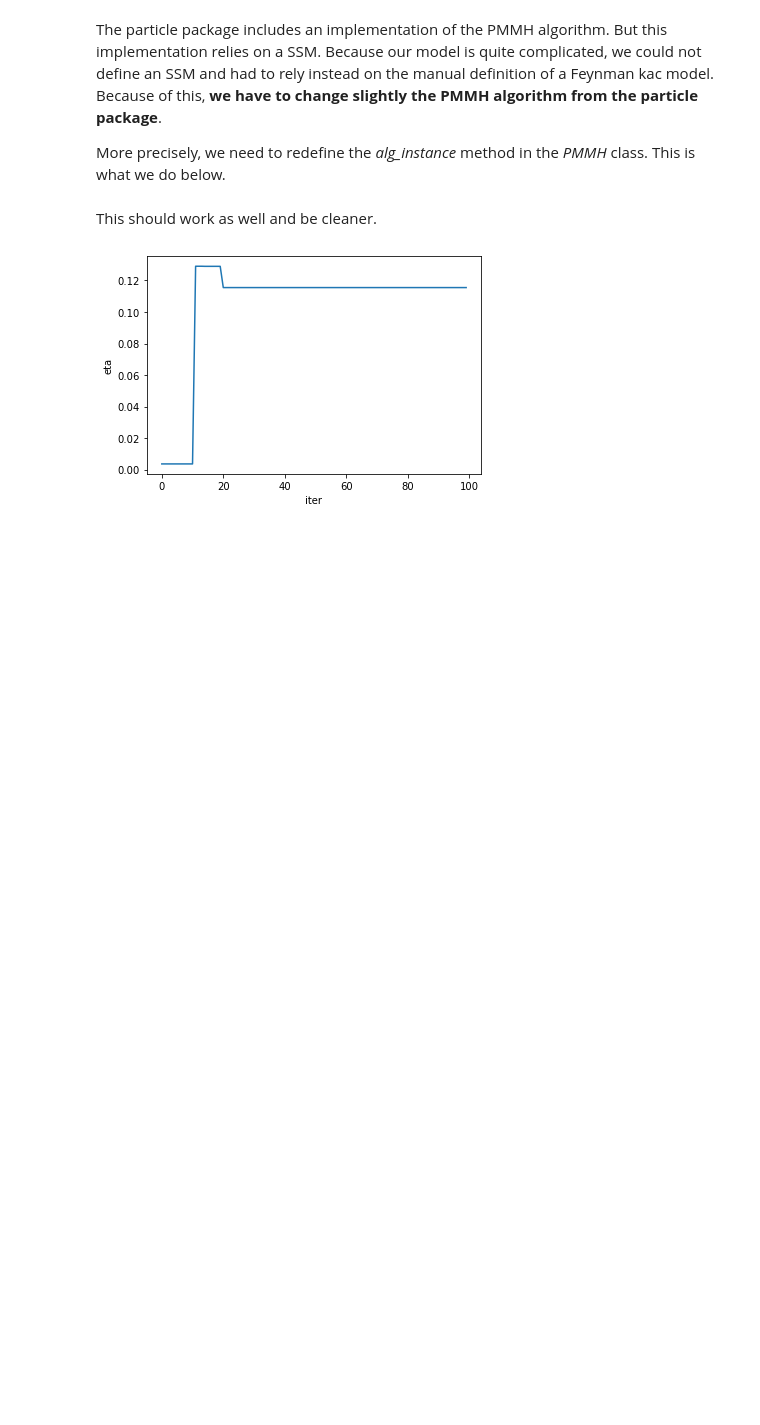
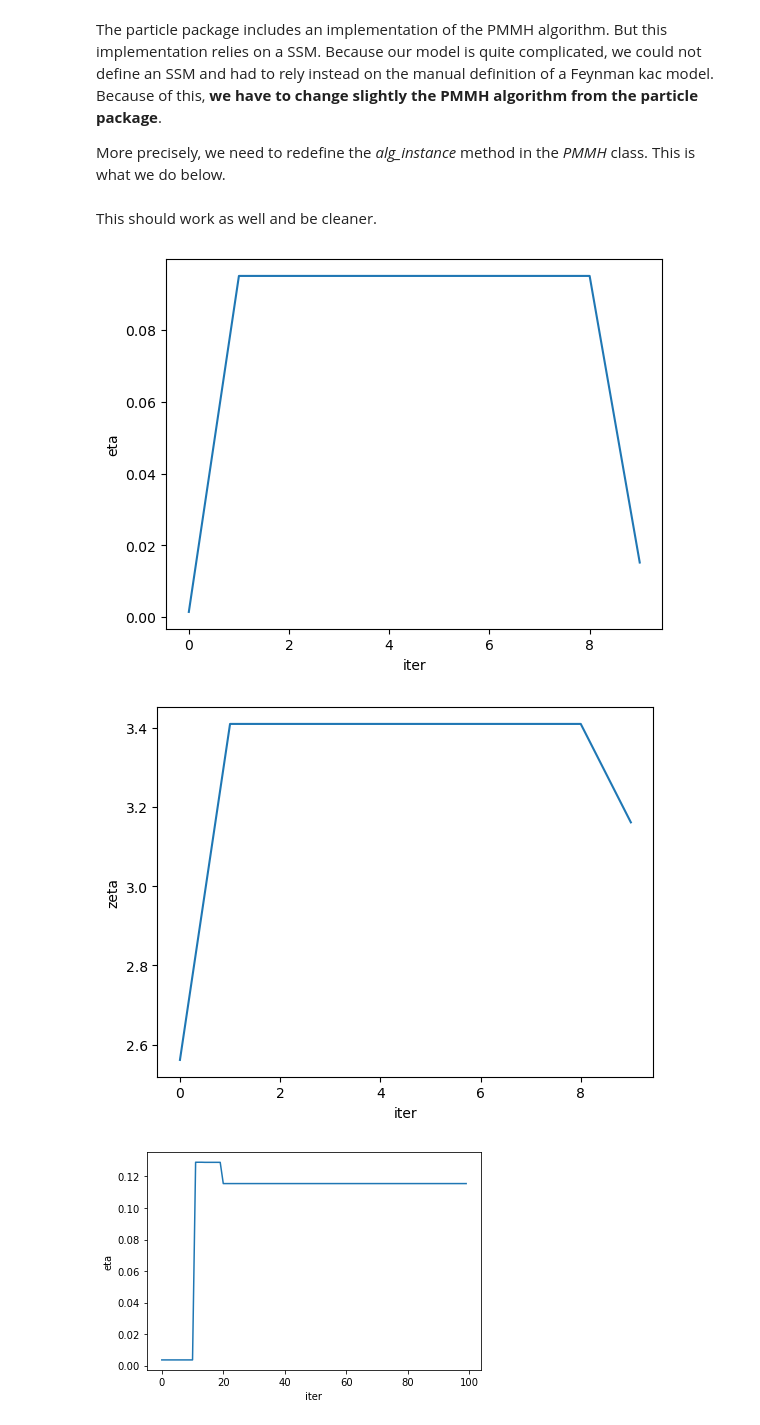
Before and after one commit to TheoAlegretti/HMMC-project, a Jupyter notebook: MAIN.ipynb, the cells around one changed output. Cells and saved outputs as stored; diff of their text form; code cells hidden in the pictures; blank space fills up the shorter version.

Commit message:
Testing the cleaner version of PMMH redefinition

```diff
--- a/MAIN.ipynb
+++ b/MAIN.ipynb
@@ -879,6 +881,21 @@ class PMMH(GenericRWHM):
             pf = self.alg_instance(ssp.rec_to_dict(self.prop.theta[0]))
             pf.run()
             self.prop.lpost[0] += pf.logLt
+# %%
+# Testing the cleaner version of PMMH's redefinition
+
+mod_test = PMMH(fk=RnaProb, prior=my_prior, data=data_Y, Nx=2, niter=10,T=T)
+mod_test.run()
+# %%
+for p in prior_dict.keys():  # loop over parameters involved in the bayesian inference
+    plt.figure()
+    plt.plot(mod_test.chain.theta[p])
+    plt.xlabel('iter')
+    plt.ylabel(p)
+# Seems to be working as well !
+# %% [output]
+[figure, added]
+[figure, added]
 # %%
 mod = PMMH(fk=RnaProb,prior=my_prior, data=data_Y, Nx=20,niter=5000,T=T)
 # %%
```
Also changed, not shown: parts of 6 cells of this notebook.
